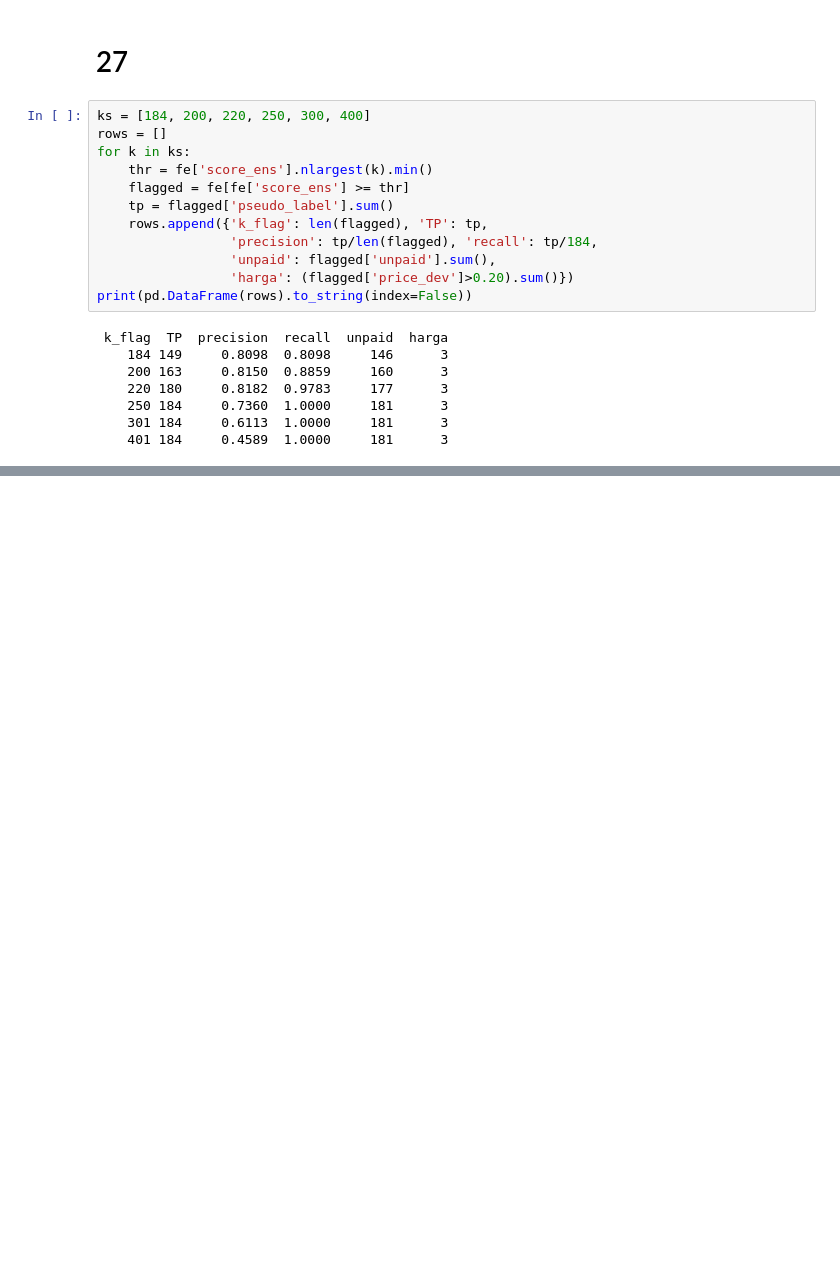
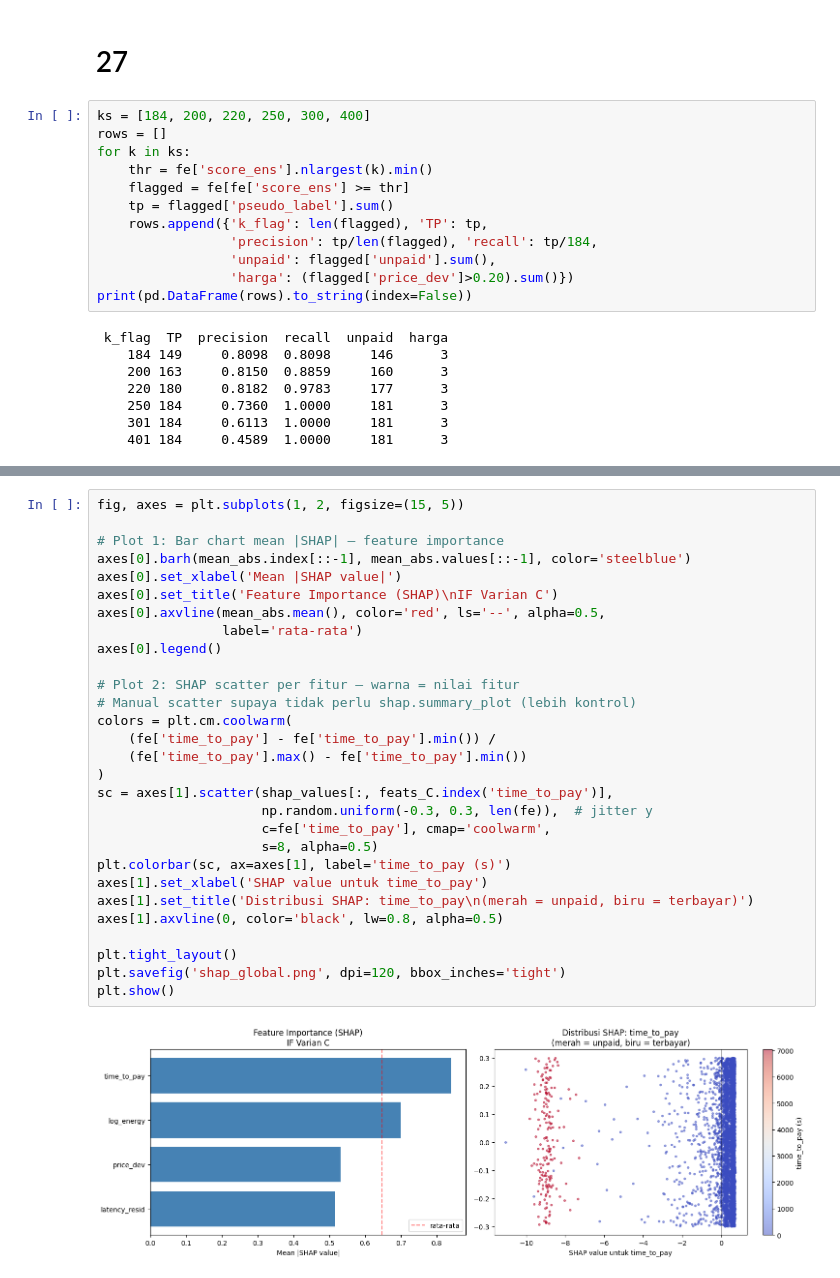
Before and after one commit to Gatoetkatja/smart-grid-blockchain, a Jupyter notebook: notebook.ipynb, the cells around one changed output, grey strips where cells are left out. Saved outputs shown, nothing was run; the diff lists cells and outputs as text; blank space fills up the shorter version.

```diff
--- a/notebook.ipynb
+++ b/notebook.ipynb
@@ -768,0 +1040,31 @@ print(pd.DataFrame(rows).to_string(index=False))
+# %%
+fig, axes = plt.subplots(1, 2, figsize=(15, 5))
+
+# Plot 1: Bar chart mean |SHAP| — feature importance
+axes[0].barh(mean_abs.index[::-1], mean_abs.values[::-1], color='steelblue')
+axes[0].set_xlabel('Mean |SHAP value|')
+axes[0].set_title('Feature Importance (SHAP)\nIF Varian C')
+axes[0].axvline(mean_abs.mean(), color='red', ls='--', alpha=0.5,
+                label='rata-rata')
+axes[0].legend()
+
+# Plot 2: SHAP scatter per fitur — warna = nilai fitur
+# Manual scatter supaya tidak perlu shap.summary_plot (lebih kontrol)
+colors = plt.cm.coolwarm(
+    (fe['time_to_pay'] - fe['time_to_pay'].min()) /
+    (fe['time_to_pay'].max() - fe['time_to_pay'].min())
+)
+sc = axes[1].scatter(shap_values[:, feats_C.index('time_to_pay')],
+                     np.random.uniform(-0.3, 0.3, len(fe)),  # jitter y
+                     c=fe['time_to_pay'], cmap='coolwarm',
+                     s=8, alpha=0.5)
+plt.colorbar(sc, ax=axes[1], label='time_to_pay (s)')
+axes[1].set_xlabel('SHAP value untuk time_to_pay')
+axes[1].set_title('Distribusi SHAP: time_to_pay\n(merah = unpaid, biru = terbayar)')
+axes[1].axvline(0, color='black', lw=0.8, alpha=0.5)
+
+plt.tight_layout()
+plt.savefig('shap_global.png', dpi=120, bbox_inches='tight')
+plt.show()
+# %% [output]
+[figure, added]
```
Also changed, not shown: parts of 13 cells of this notebook, 5 other files.
